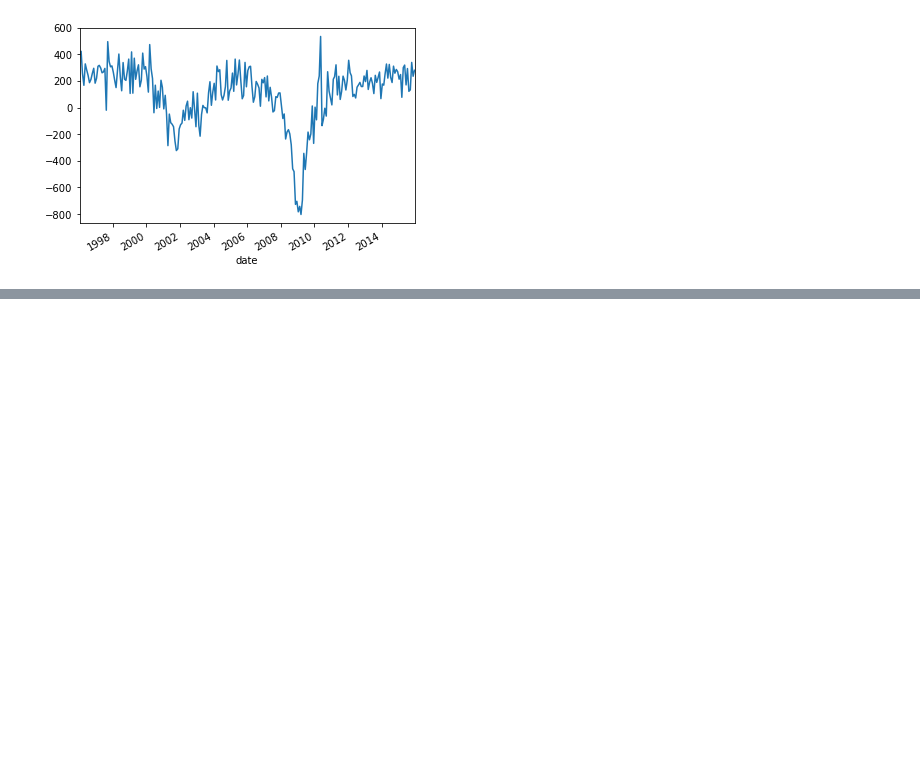
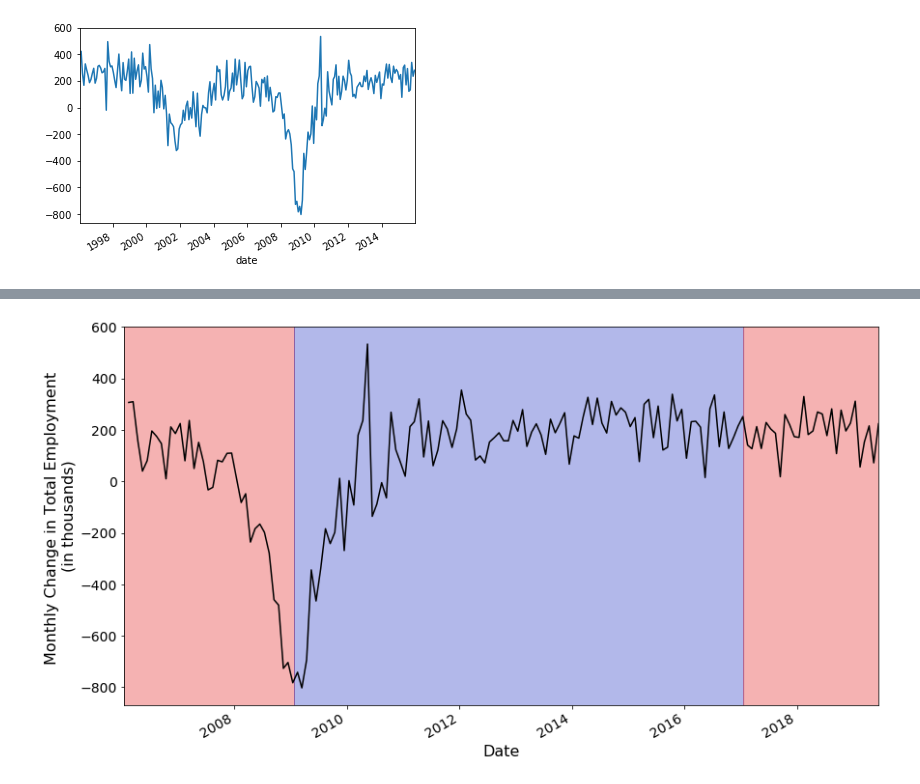
Before and after one commit to MattTriano/Econ_Stats, a Jupyter notebook: analysis/Employment_analysis.ipynb, the cells around one changed output, grey strips where cells are left out. Cells and saved outputs as stored; diff of their text form; code cells hidden in the pictures; blank space fills up the shorter version.

```diff
--- a/analysis/Employment_analysis.ipynb
+++ b/analysis/Employment_analysis.ipynb
@@ -220,0 +155,28 @@ Text(0, 0.5, 'Change in Total Employment \n(in thousands)')
+# %%
+def monthly_change(df, start_date, end_date, fs):
+    ax = df.loc[start_date: end_date, 'value'].diff().plot(figsize=(14, 8),
+                                                           linewidth=1.5,
+                                                           color='black',
+                                                           label='Employment (in thousands)')
+    ax.tick_params(labelsize=14)
+    ax.axvspan(datetime.strptime('Jan 20, 1989', '%b %d, %Y'),
+               datetime.strptime('Jan 20, 1993', '%b %d, %Y'),
+               color='#de0100', lw=1, alpha=0.3)
+    ax.axvspan(datetime.strptime('Jan 20, 1993', '%b %d, %Y'),
+               datetime.strptime('Jan 20, 2001', '%b %d, %Y'),
+               color='#0015bc', lw=1, alpha=0.3)
+    ax.axvspan(datetime.strptime('Jan 20, 2001', '%b %d, %Y'),
+               datetime.strptime('Jan 20, 2009', '%b %d, %Y'),
+               color='#de0100', lw=1, alpha=0.3)
+    ax.axvspan(datetime.strptime('Jan 20, 2009', '%b %d, %Y'),
+               datetime.strptime('Jan 20, 2017', '%b %d, %Y'),
+               color='#0015bc', lw=1, alpha=0.3)
+    ax.axvspan(datetime.strptime('Jan 20, 2017', '%b %d, %Y'),
+               datetime.strptime('Jan 20, 2020', '%b %d, %Y'),
+               color='#de0100', lw=1, alpha=0.3)
+    ax.set_ylabel('Monthly Change in Total Employment \n(in thousands)', fontsize=fs)
+    ax.set_xlabel('Date', fontsize=fs)
+# %%
+monthly_change(employment, start_date='2006-01-01', end_date='2020-12-31', fs=16)
+# %% [output]
+[figure, added]
```
Also changed, not shown: parts of 18 cells of this notebook, 1 other file.
